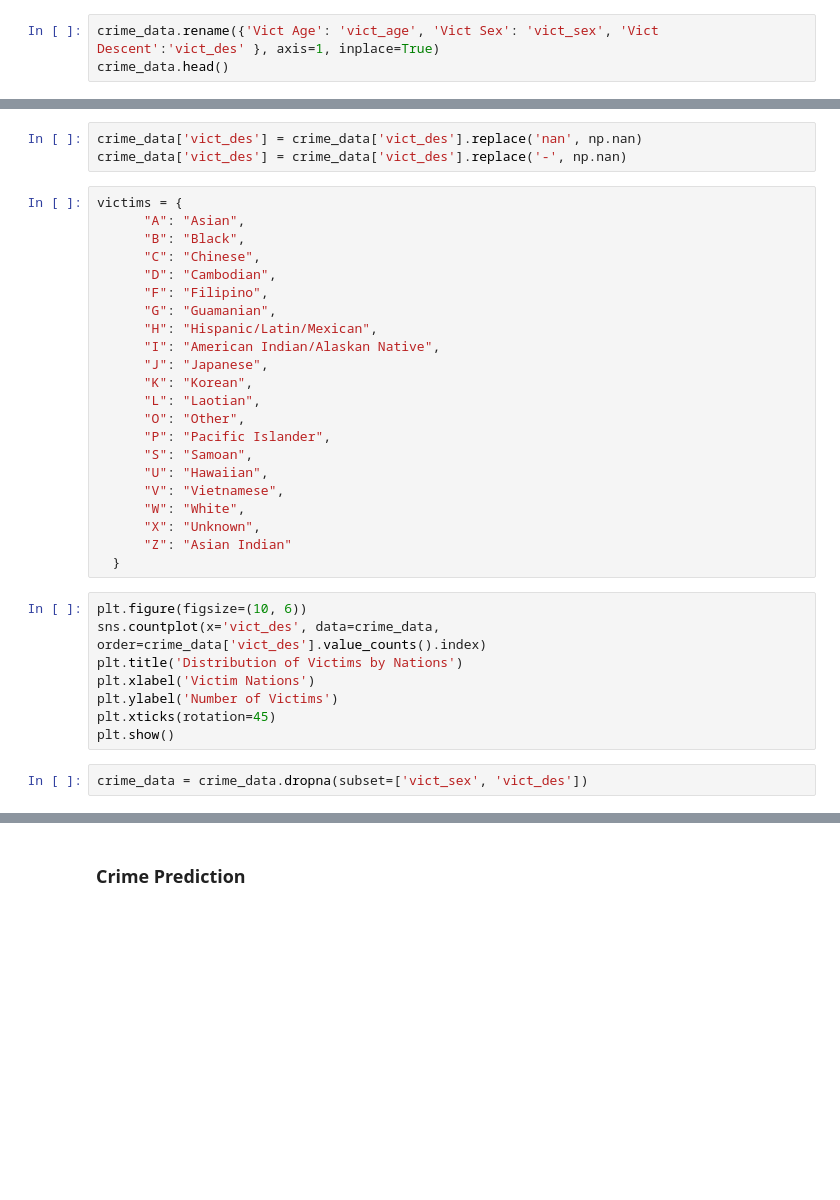
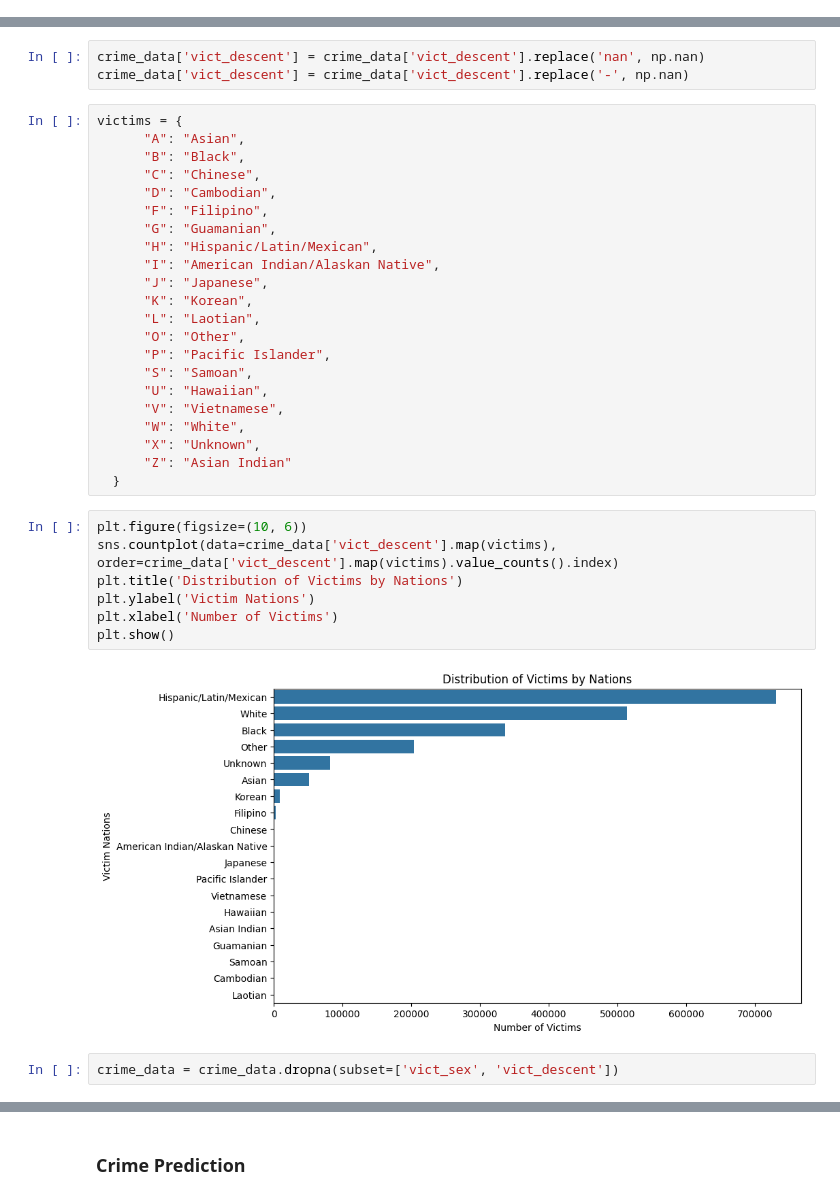
Before and after one commit to iremhttp/CrimeDetection, a Jupyter notebook: main.ipynb, the cells around one changed output, grey strips where cells are left out. Saved outputs shown, nothing was run; the diff lists cells and outputs as text; blank space fills up the shorter version.

```diff
--- a/main.ipynb
+++ b/main.ipynb
@@ -202,8 +281,5 @@ plt.show()
 # %% [markdown]
 #### Victim
-# %%
-crime_data.rename({'Vict Age': 'vict_age', 'Vict Sex': 'vict_sex', 'Vict Descent':'vict_des' }, axis=1, inplace=True)
-crime_data.head()
 # %%
 # Calculate the mean of non-zero positive ages
 mean_age = np.mean(crime_data.loc[(crime_data['vict_age'] > 0), 'vict_age'])
@@ -240,6 +339,6 @@ crime_data['vict_des'].unique()
 # %%
-crime_data['vict_des'] = crime_data['vict_des'].replace('nan', np.nan)
-crime_data['vict_des'] = crime_data['vict_des'].replace('-', np.nan)
+crime_data['vict_descent'] = crime_data['vict_descent'].replace('nan', np.nan)
+crime_data['vict_descent'] = crime_data['vict_descent'].replace('-', np.nan)
 # %%
 victims = {
       "A": "Asian",
@@ -264,13 +363,14 @@ victims = {
   }
 # %%
 plt.figure(figsize=(10, 6))
-sns.countplot(x='vict_des', data=crime_data, order=crime_data['vict_des'].value_counts().index)
+sns.countplot(data=crime_data['vict_descent'].map(victims), order=crime_data['vict_descent'].map(victims).value_counts().index)
 plt.title('Distribution of Victims by Nations')
-plt.xlabel('Victim Nations')
-plt.ylabel('Number of Victims')
-plt.xticks(rotation=45)
+plt.ylabel('Victim Nations')
+plt.xlabel('Number of Victims')
 plt.show()
+# %% [output]
+[figure, added]
 # %%
-crime_data = crime_data.dropna(subset=['vict_sex', 'vict_des'])
+crime_data = crime_data.dropna(subset=['vict_sex', 'vict_descent'])
 # %%
 crime_data.shape
```
Also changed, not shown: parts of 45 cells of this notebook, 1 other file.
